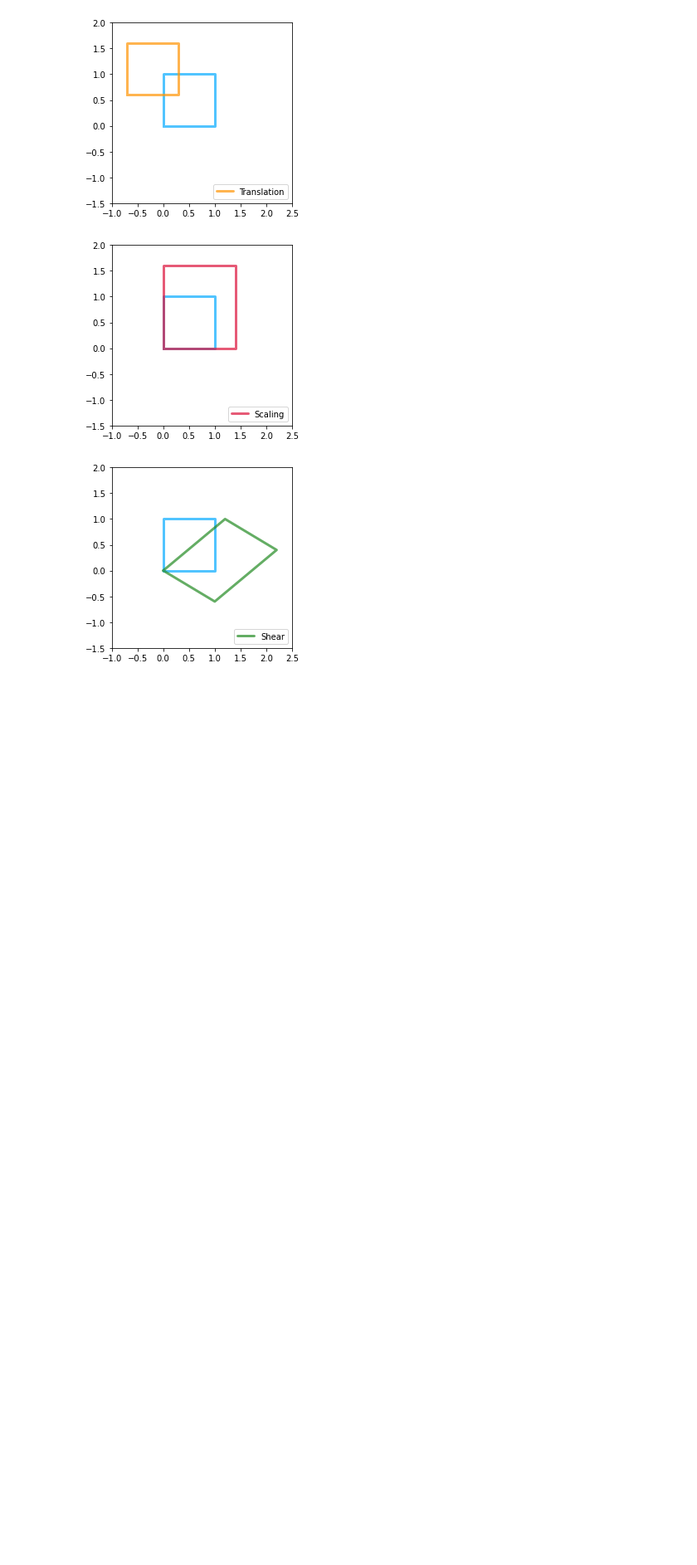
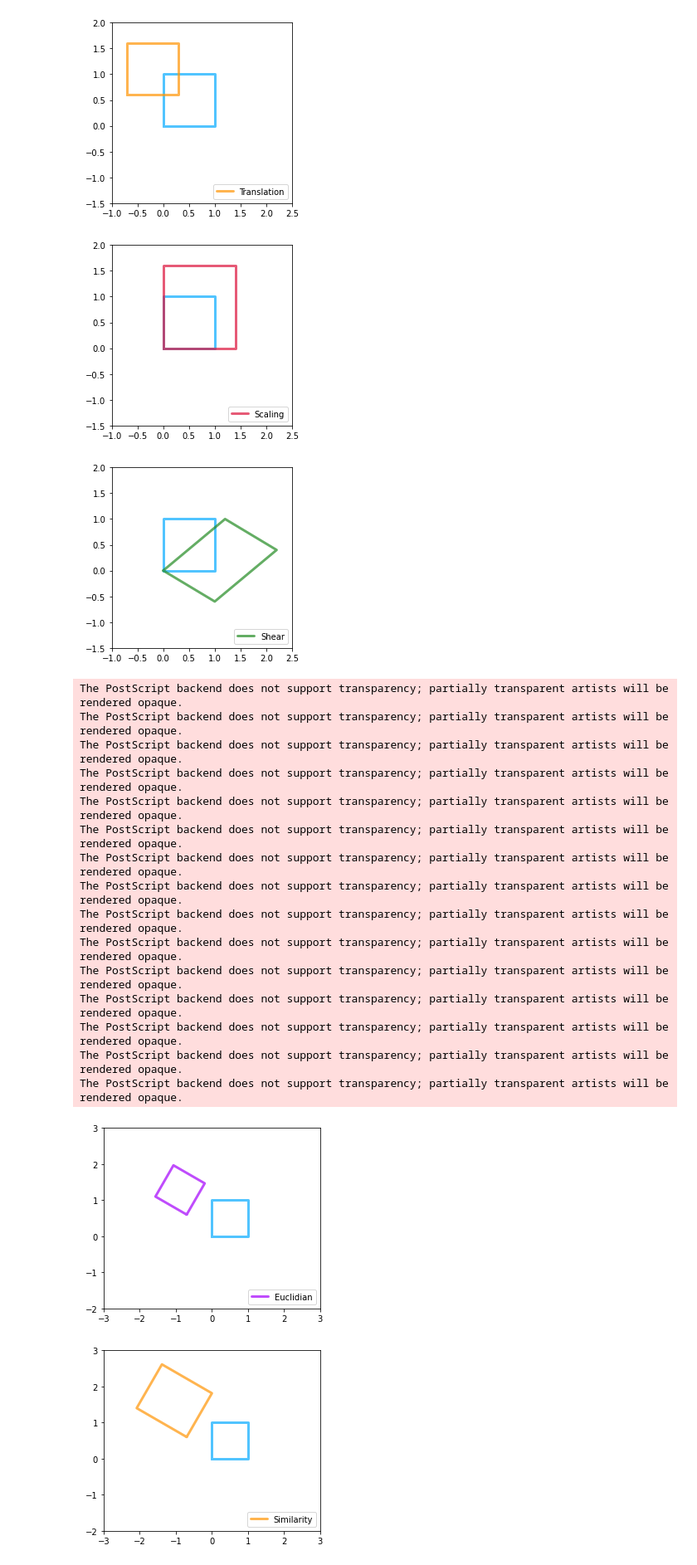
Before and after one commit to AmashiNiw/EN2550-Assignments, a Jupyter notebook: 180433E_a2.ipynb, the cells around one changed output. Shown at 83% size. Drawn from its saved outputs; the diff is of its cells as text; code cells hidden in the pictures; blank space fills up the shorter version.

Commit message:
Update Images

```diff
--- a/180433E_a2.ipynb
+++ b/180433E_a2.ipynb
@@ -1,5 +1,5 @@
 # %%
-def transform_plot(P,trans,color,kind):
+def transform_plot(P,trans,color,kind,size):
 
     Pt = np.matmul(trans, P)
 
@@ -16,8 +16,8 @@ def transform_plot(P,trans,color,kind):
     fig, ax = plt.subplots(1,1, sharex=True, sharey=True)
     ax.plot(x, y, color='#07ACFF', alpha=0.7,linewidth=3, solid_capstyle='round', zorder=2)
     ax.set_aspect('equal')
-    ax.set_xlim(-1, 2.5)
-    ax.set_ylim(-1.5, 2)
+    ax.set_xlim(size[0][0], size[0][1])
+    ax.set_ylim(size[1][0], size[1][1])
     ax.plot(xt, yt, color=color, alpha=0.7,linewidth=3, solid_capstyle='round', zorder=2,label=kind)
     ax.set_aspect('equal')
     ax.legend(loc="lower right")
@@ -80,3 +81,32 @@ The PostScript backend does not support transparency; partially transparent arti
 [figure]
 [figure]
 [figure]
+# %%
+# Euclidian, Similarity and Affine Transformations - Combined
+
+Euclidian = [[np.cos(t), -np.sin(t), t1], [np.sin(t), np.cos(t), t2], [0., 0., 1.]] #Euclidian
+Similarity = [[s1*np.cos(t), -s2*np.sin(t), t1], [s1*np.sin(t), s2*np.cos(t), t2], [0., 0., 1.]] #Similarity
+Affine = [[s1*np.cos(t), -s2*np.sin(t)*a1, t1], [s1*np.sin(t)*a2, s2*np.cos(t), t2], [0., 0., 1.]] #Affine
+
+size = [[-3,3],[-2,3]]
+transform_plot(P,Euclidian,'#A400FB','Euclidian',size)
+transform_plot(P,Similarity,'#FF9505','Similarity',size)
+transform_plot(P,Affine,'#DC143C','Affine',size)
+# %% [output]
+The PostScript backend does not support transparency; partially transparent artists will be rendered opaque.
+The PostScript backend does not support transparency; partially transparent artists will be rendered opaque.
+The PostScript backend does not support transparency; partially transparent artists will be rendered opaque.
+The PostScript backend does not support transparency; partially transparent artists will be rendered opaque.
+The PostScript backend does not support transparency; partially transparent artists will be rendered opaque.
+The PostScript backend does not support transparency; partially transparent artists will be rendered opaque.
+The PostScript backend does not support transparency; partially transparent artists will be rendered opaque.
+The PostScript backend does not support transparency; partially transparent artists will be rendered opaque.
+The PostScript backend does not support transparency; partially transparent artists will be rendered opaque.
+The PostScript backend does not support transparency; partially transparent artists will be rendered opaque.
+The PostScript backend does not support transparency; partially transparent artists will be rendered opaque.
+The PostScript backend does not support transparency; partially transparent artists will be rendered opaque.
+The PostScript backend does not support transparency; partially transparent artists will be rendered opaque.
+The PostScript backend does not support transparency; partially transparent artists will be rendered opaque.
+The PostScript backend does not support transparency; partially transparent artists will be rendered opaque.
+[figure, added]
+[figure, added]
```
Also changed, not shown: parts of 2 cells of this notebook, 5 other files.
